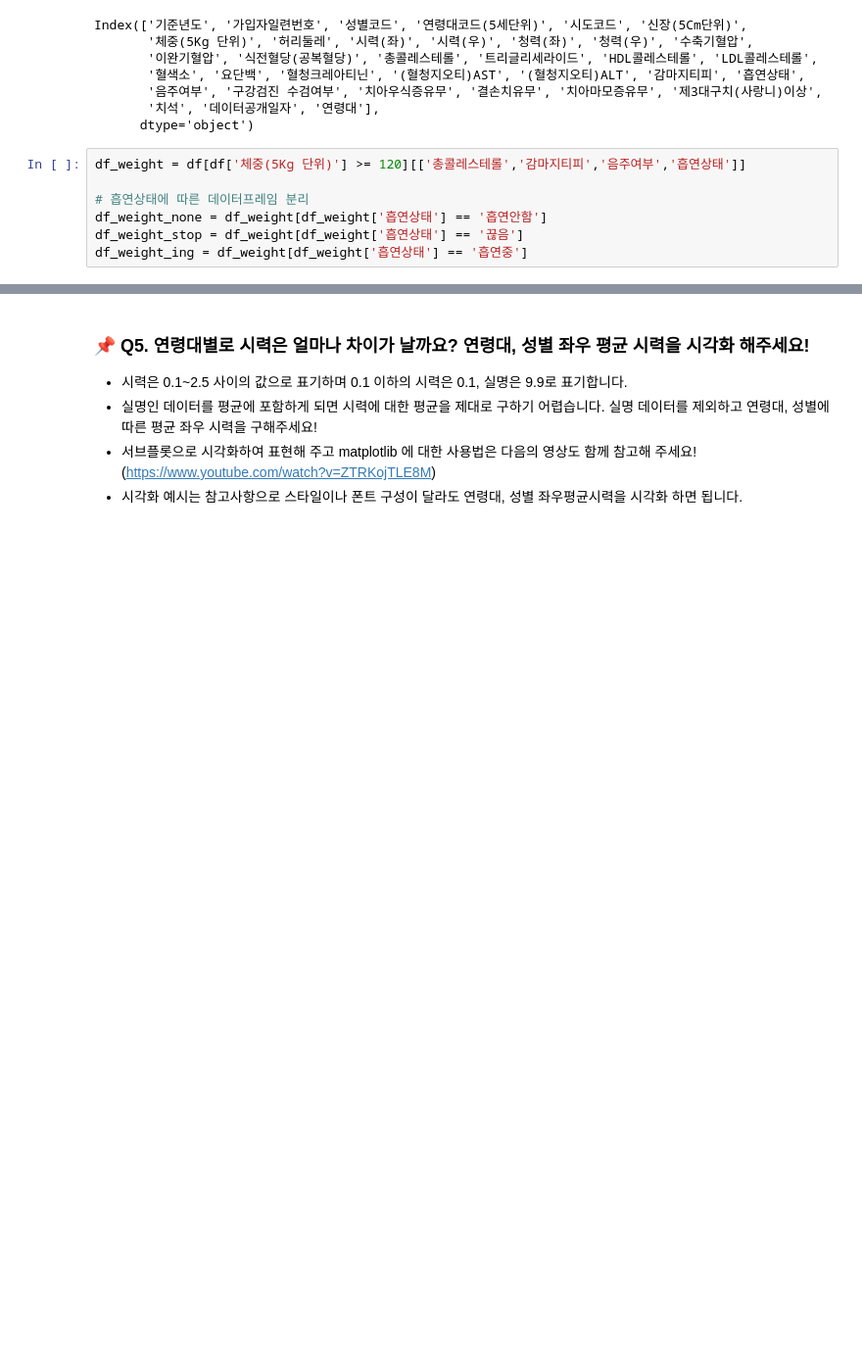
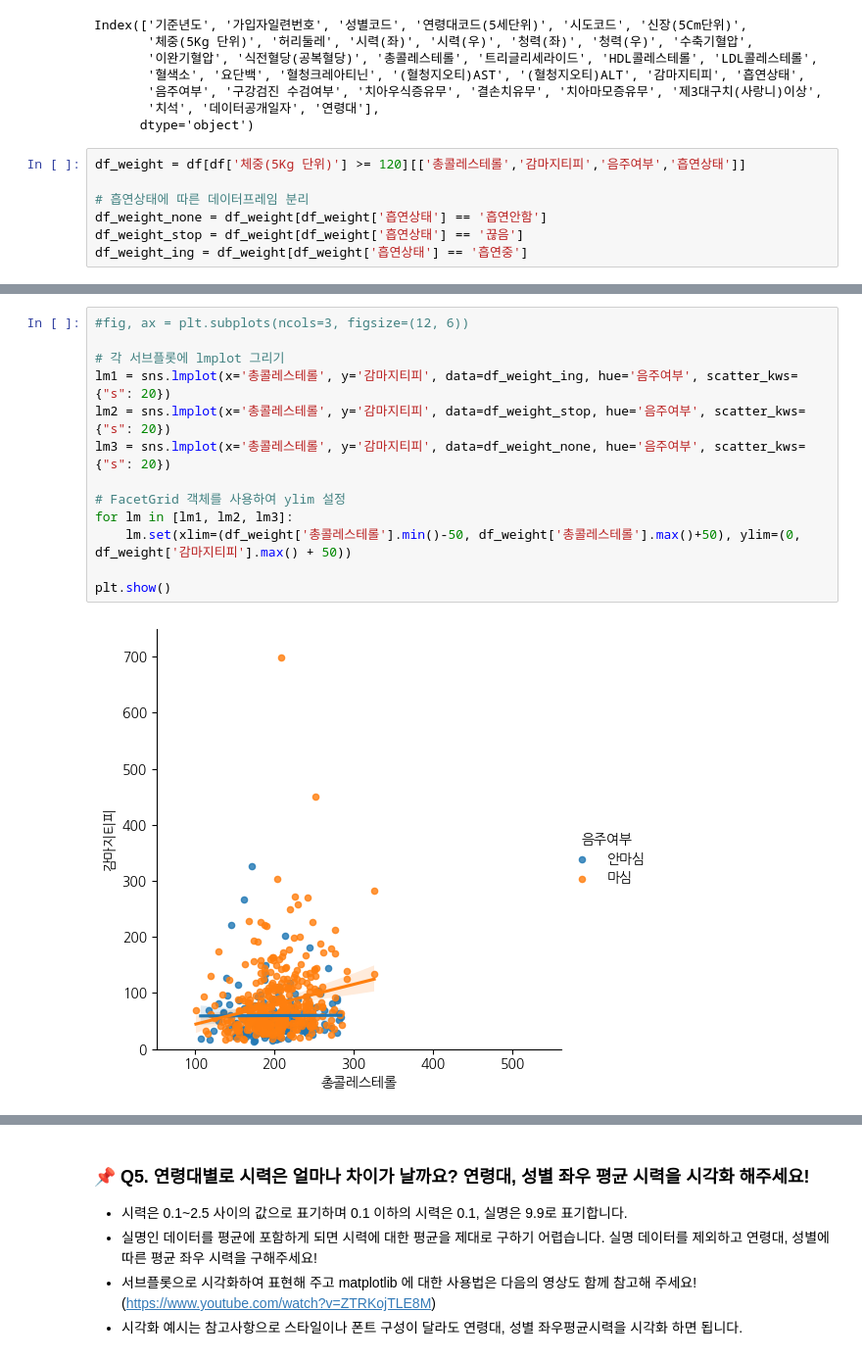
Before and after one commit to Minsoo0405/pythonbasic, a Jupyter notebook: coaching_study/3week_mission.ipynb, the cells around one changed output, grey strips where cells are left out. Shown at 98% size. Cells and saved outputs as stored; diff of their text form; blank space fills up the shorter version.

```diff
--- a/coaching_study/3week_mission.ipynb
+++ b/coaching_study/3week_mission.ipynb
@@ -190,0 +192,15 @@ plt.show()
+# %%
+#fig, ax = plt.subplots(ncols=3, figsize=(12, 6))
+
+# 각 서브플롯에 lmplot 그리기
+lm1 = sns.lmplot(x='총콜레스테롤', y='감마지티피', data=df_weight_ing, hue='음주여부', scatter_kws={"s": 20})
+lm2 = sns.lmplot(x='총콜레스테롤', y='감마지티피', data=df_weight_stop, hue='음주여부', scatter_kws={"s": 20})
+lm3 = sns.lmplot(x='총콜레스테롤', y='감마지티피', data=df_weight_none, hue='음주여부', scatter_kws={"s": 20})
+
+# FacetGrid 객체를 사용하여 ylim 설정
+for lm in [lm1, lm2, lm3]:
+    lm.set(xlim=(df_weight['총콜레스테롤'].min()-50, df_weight['총콜레스테롤'].max()+50), ylim=(0, df_weight['감마지티피'].max() + 50))
+
+plt.show()
+# %% [output]
+[figure, added]
```
Also changed, not shown: parts of 6 cells of this notebook, 1 other file.
